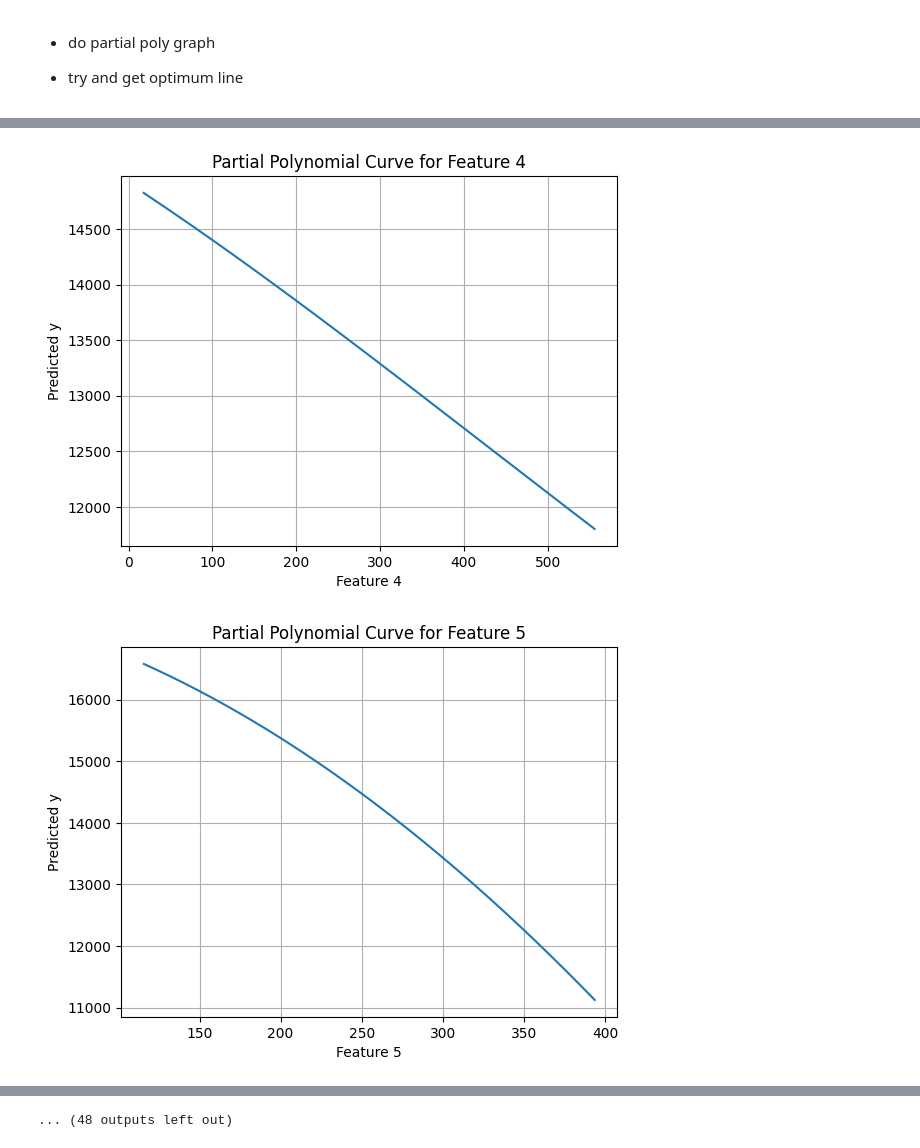
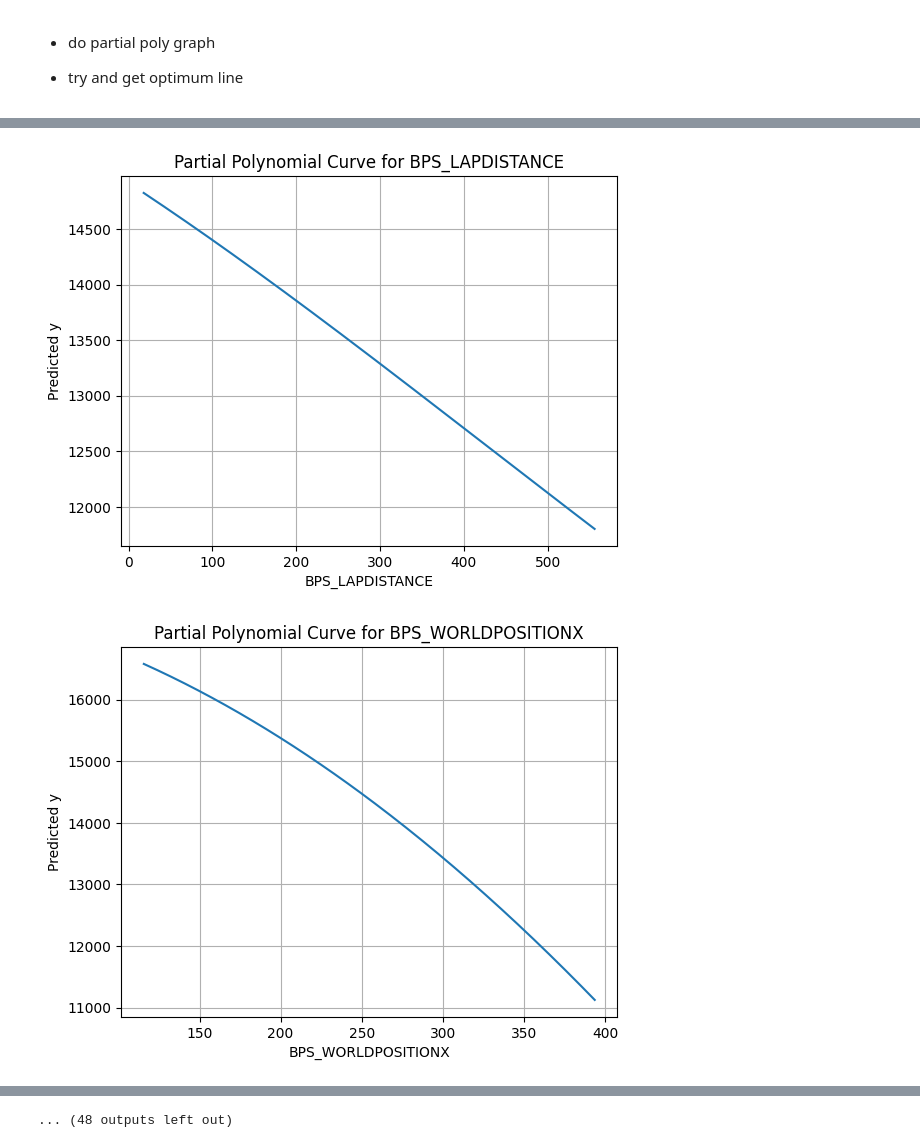
Before and after one commit to muhaseeb34/Data3001-Modelling-2, a Jupyter notebook: Muhammad-mutual_info-VIF-SVR.ipynb, the cells around one changed output, grey strips where cells are left out. Drawn from its saved outputs; the diff is of its cells as text; code cells hidden in the pictures.

Commit message:
partial poly graphs added

```diff
--- a/Muhammad-mutual_info-VIF-SVR.ipynb
+++ b/Muhammad-mutual_info-VIF-SVR.ipynb
@@ -442,7 +435,8 @@ plt.show()
 
 - try and get optimum line
 # %%
-X_np = X.iloc[:, 1:].to_numpy()        # features
+X_np = X.iloc[:, 1:].to_numpy()
+feature_names = X.columns[1:]          # <-- get feature names
 n_features = X_np.shape[1]
 
 # fixed values for the remaining features
@@ -460,9 +454,9 @@ for i in range(n_features):
     y_pred = scaler_y.inverse_transform(y_scaled.reshape(-1, 1))
 
     plt.plot(f, y_pred)
-    plt.xlabel(f"Feature {i+1}")
+    plt.xlabel(feature_names[i])             # <-- name instead of Feature i
     plt.ylabel("Predicted y")
-    plt.title(f"Partial Polynomial Curve for Feature {i+1}")
+    plt.title(f"Partial Polynomial Curve for {feature_names[i]}")   # <-- name in title
     plt.grid()
     plt.show()
 # %% [output]
@@ -472,2 +466,2 @@ for i in range(n_features):
-[figure, old version]
+[figure, new version]
-[figure, old version]
+[figure, new version]
```
Also changed, not shown: parts of 3 cells of this notebook.
